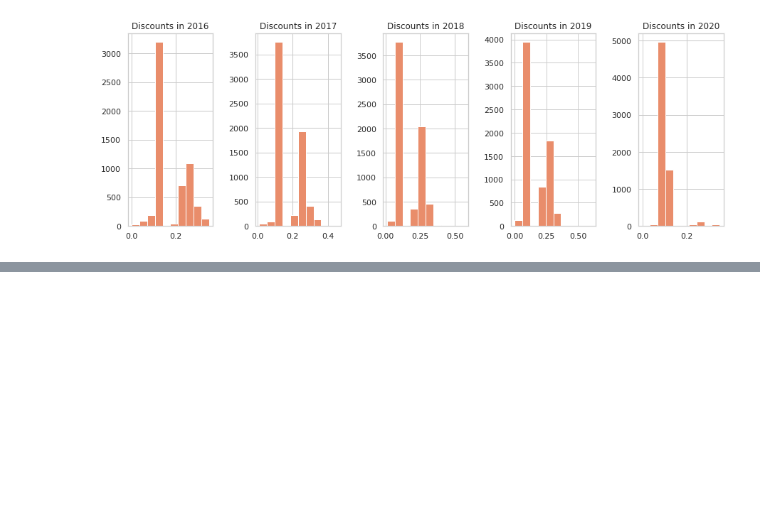
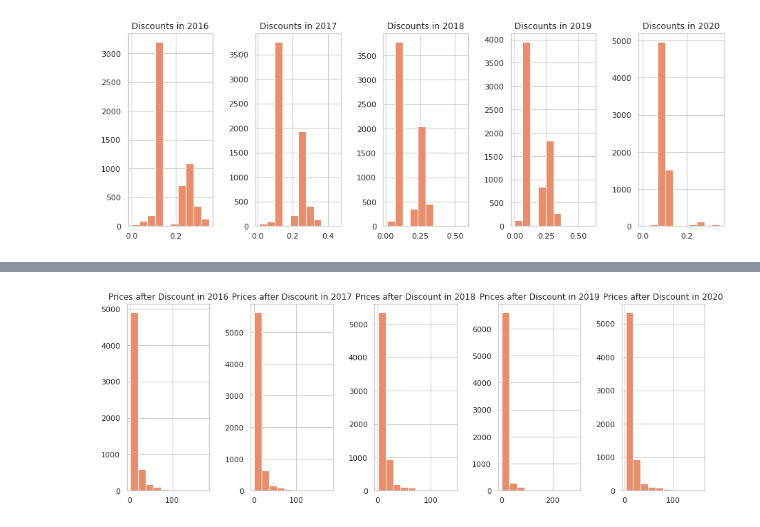
Before and after one commit to ChristosChousanlis/Webscraping, a Jupyter notebook: analysis/analysis.ipynb, the cells around one changed output, grey strips where cells are left out. Cells and saved outputs as stored; diff of their text form; code cells hidden in the pictures; blank space fills up the shorter version.

```diff
--- a/analysis/analysis.ipynb
+++ b/analysis/analysis.ipynb
@@ -180,0 +179,16 @@ fp
+# %%
+c=1
+plt.figure(figsize=(15, 5))
+
+for year in years:
+        df3=df[(df['Year'] == year)]
+        plt.subplot(1,5,c)
+        plt.subplots_adjust(wspace=.5, hspace=.5)
+        name = "Prices after Discount in " + str(year)
+        plt.title(name)
+        plt.hist(df3['Price_New'])
+        c += 1
+
+plt.show()
+# %% [output]
+[figure, added]
```
Also changed, not shown: parts of 6 cells of this notebook, 1 other file.
